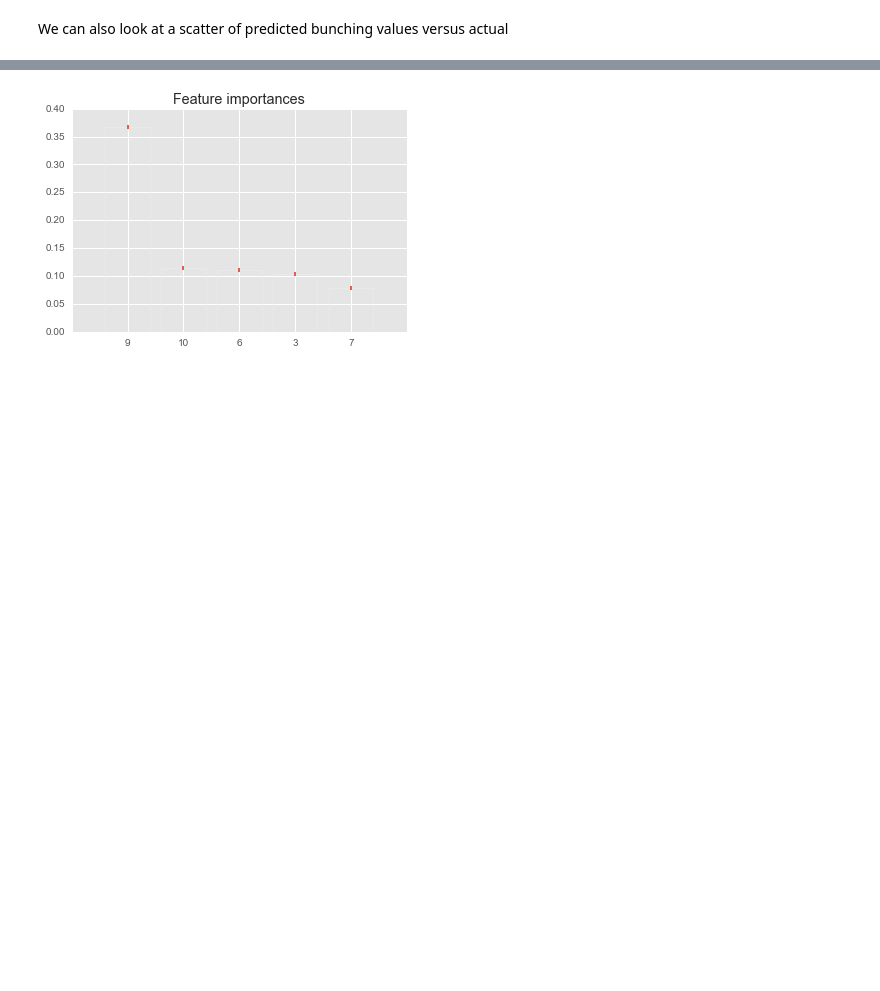
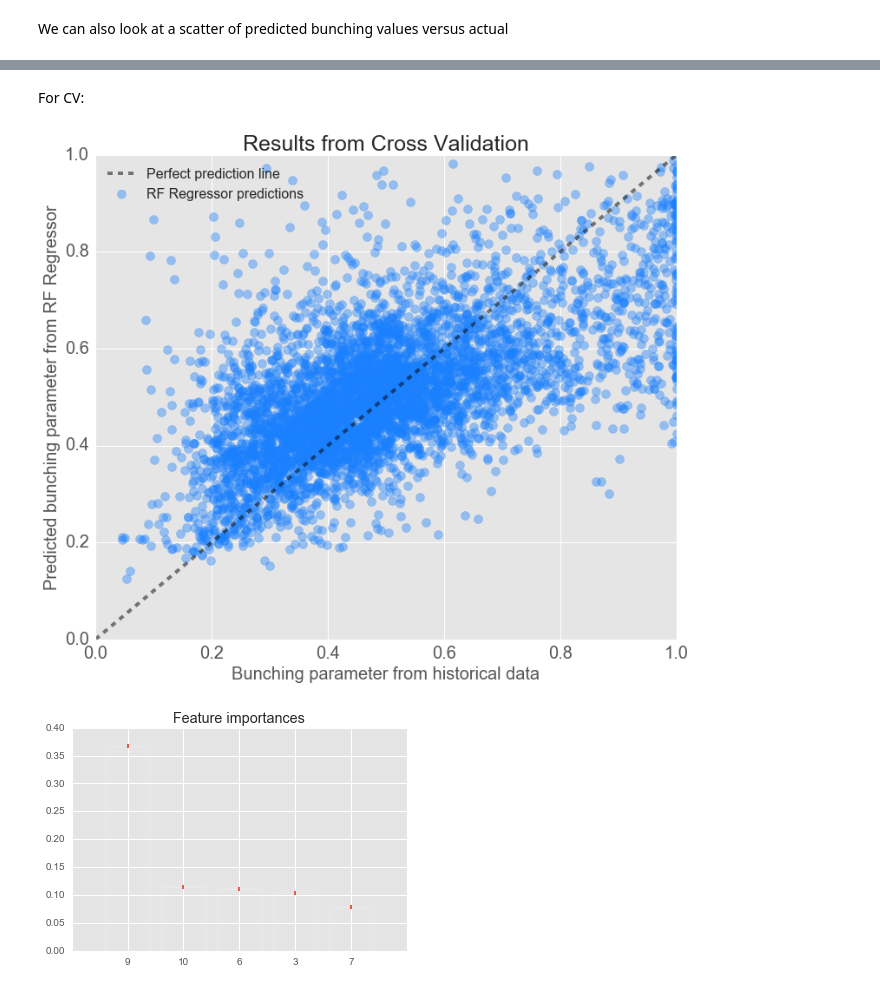
Before and after one commit to riemannzetagambit/busUnBunchr, a Jupyter notebook: nextbus_pull_from_remote_database.ipynb, the cells around one changed output, grey strips where cells are left out. Cells and saved outputs as stored; diff of their text form; code cells hidden in the pictures; blank space fills up the shorter version.

```diff
--- a/nextbus_pull_from_remote_database.ipynb
+++ b/nextbus_pull_from_remote_database.ipynb
@@ -288,12 +300,0 @@ There is a much better way of doing this- use sklearn's 'one hot encoding,' whic
-# %%
-#formula = 'bunched ~ time.dt.hour + time.dt.minute + lat_x + lon_x + speed_x + C(route_x) + lat_y + lon_y + speed_y + dist_percentile'
-formula = 'bunched ~ time.dt.hour + time.dt.minute + lat_x + lon_x + speed_x  + lat_y + lon_y + speed_y + dist + freq'
-
-
-# do with the training data
-ytrain, xtrain = patsy.dmatrices(formula, data=train_data, return_type='dataframe')
-ytrain = np.asarray(ytrain).ravel()
-
-# same with the test data
-ytest, xtest = patsy.dmatrices(formula, data=test_data, return_type='dataframe')
-ytest = np.asarray(ytest).ravel()
@@ -345,13 +324,10 @@ results = {'pred': [],
            'real': []}
 
 for train, test in cv:
-#     print np.asarray(train)
-#     print len(train)
-#     print len(test)
-#     print len(train)+len(test)-len(xtrain)
+    #tmp = xtrain.as_matrix(xtrain.columns)[train]
     rfr.fit(xtrain[train], ytrain[train])
     pred = rfr.predict(xtrain[test])
-    error = mean_squared_error(pred, ytrain[test])**0.5
+    error = metrics.mean_squared_error(pred, ytrain[test])**0.5
     results['pred'] += list(pred)
     results['real'] += list(ytrain[test])
     rmse_cv += [error]
@@ -426,3 +373,32 @@ ax.tick_params(labelsize =20)
+# %% [markdown]
+For CV:
+# %%
+plt.style.use('ggplot')
+fig, ax = plt.subplots(figsize = (12,10))
+
+# reduce the number of points we are plotting
+rand_index = np.random.choice(np.arange(len(ytest)), 5000, replace=False)
+y_tmp = np.asarray(results['real']).ravel()[rand_index]
+pred_tmp = np.asarray(results['pred']).ravel()[rand_index]
+
+#(0.6,0.0,0.2)
+ax.scatter(y_tmp, pred_tmp, color = (.1,.5,1),
+           label = 'RF Regressor predictions',
+           s = 100, alpha = 0.4)
+ax.plot([0,1],[0,1],'k--', label='Perfect prediction line', color = 'black', lw = 4, alpha = 0.5)
+# ax.plot(np.arange(0, 1),np.arange(0, 1), color = 'black',
+#            label = 'Perfect Prediction Line',
+#            lw = 4, alpha = 0.5, ls = 'dashed')
+
+ax.set_xlabel('Bunching parameter from historical data',fontsize = 20)
+ax.set_ylabel('Predicted bunching parameter from RF Regressor', fontsize = 20)
+ax.set_title('Results from Cross Validation', fontsize = 25)
+ax.set_xlim(0,1)
+ax.set_ylim(0,1)
+ax.legend(loc=2, fontsize = 16)
+ax.tick_params(labelsize =20)
+# %% [output]
+[figure, added]
 # %%
 importances = forest.feature_importances_
 std = np.std([tree.feature_importances_ for tree in forest.estimators_],
```
Also changed, not shown: parts of 73 cells of this notebook, 4 other files.
